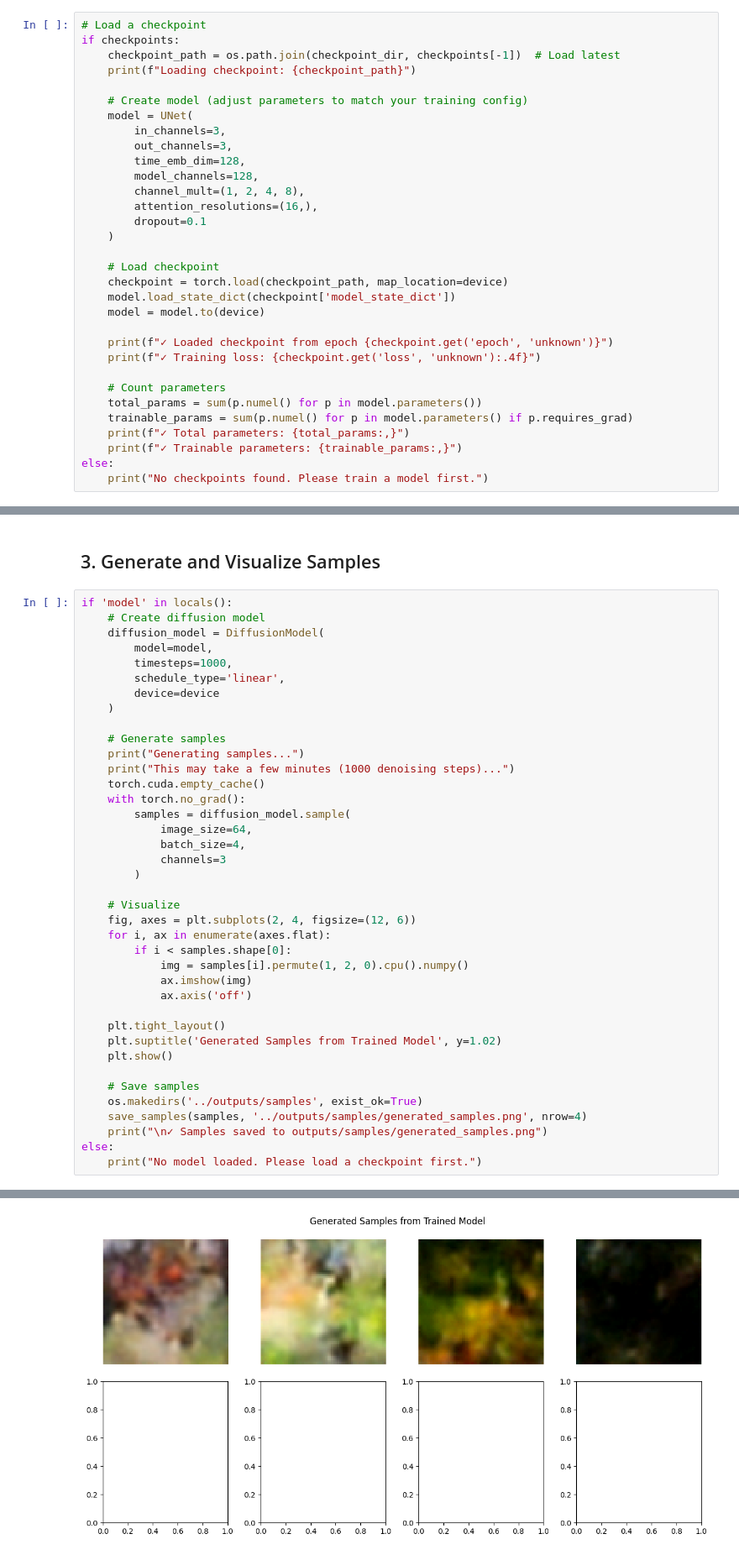
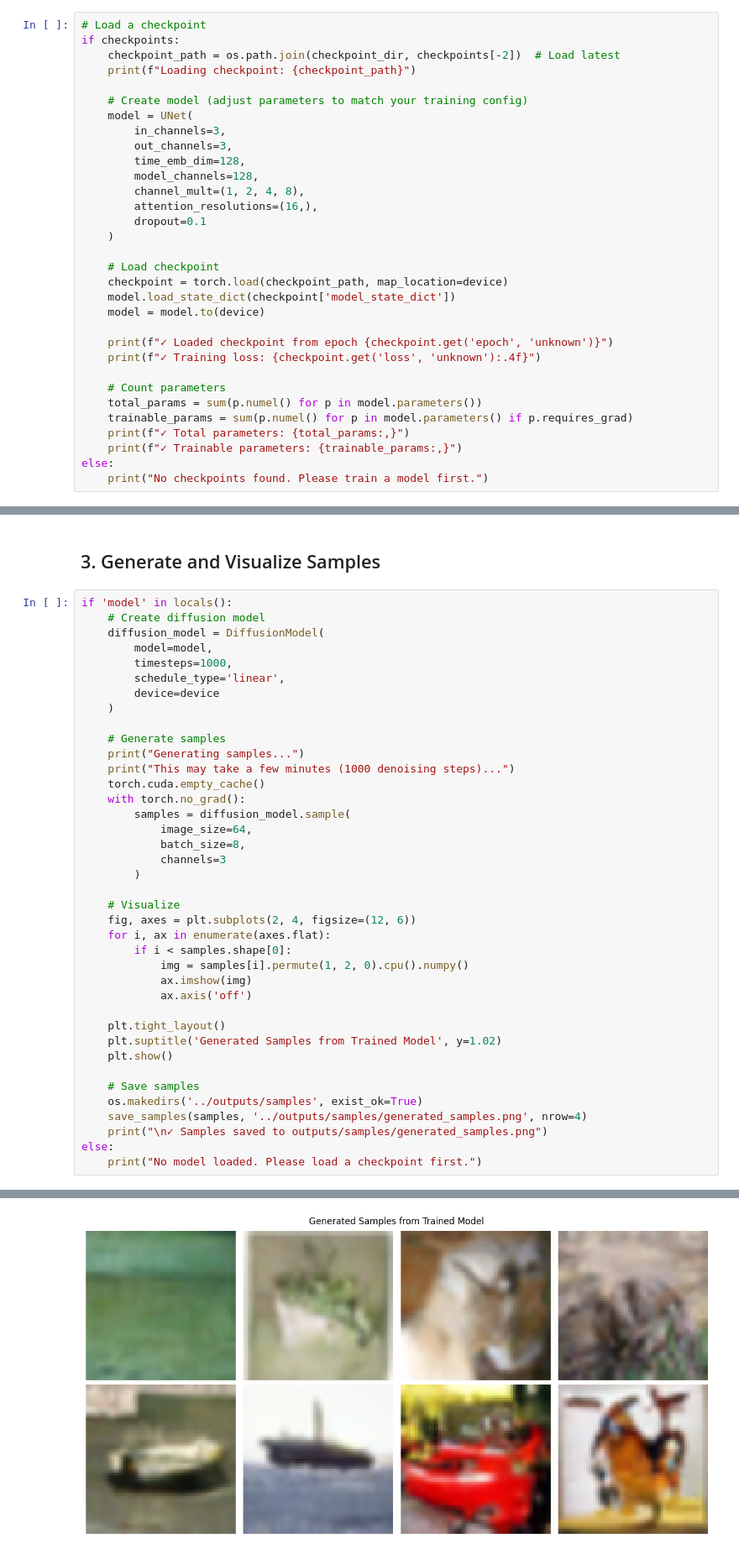
Before and after one commit to bhowmick1993/diffusion_unleashed, a Jupyter notebook: notebooks/03-training-visualization.ipynb, the cells around one changed output, grey strips where cells are left out. Shown at 84% size. Cells and saved outputs as stored; diff of their text form.

```diff
--- a/notebooks/03-training-visualization.ipynb
+++ b/notebooks/03-training-visualization.ipynb
@@ -541,7 +552,7 @@ print("  tensorboard --logdir=outputs/logs")
 # %%
 # Load a checkpoint
 if checkpoints:
-    checkpoint_path = os.path.join(checkpoint_dir, checkpoints[-1])  # Load latest
+    checkpoint_path = os.path.join(checkpoint_dir, checkpoints[-2])  # Load latest
     print(f"Loading checkpoint: {checkpoint_path}")
 
     # Create model (adjust parameters to match your training config)
@@ -592,35 +603,35 @@ if 'model' in locals():
     print("Generating samples...")
     print("This may take a few minutes (1000 denoising steps)...")
     torch.cuda.empty_cache()
     with torch.no_grad():
         samples = diffusion_model.sample(
             image_size=64,
-            batch_size=4,
+            batch_size=8,
             channels=3
         )
 
     # Visualize
     fig, axes = plt.subplots(2, 4, figsize=(12, 6))
     for i, ax in enumerate(axes.flat):
         if i < samples.shape[0]:
             img = samples[i].permute(1, 2, 0).cpu().numpy()
             ax.imshow(img)
             ax.axis('off')
 
     plt.tight_layout()
     plt.suptitle('Generated Samples from Trained Model', y=1.02)
     plt.show()
 
     # Save samples
     os.makedirs('../outputs/samples', exist_ok=True)
     save_samples(samples, '../outputs/samples/generated_samples.png', nrow=4)
     print("\n✓ Samples saved to outputs/samples/generated_samples.png")
 else:
     print("No model loaded. Please load a checkpoint first.")
 # %% [output]
 Generating samples...
 This may take a few minutes (1000 denoising steps)...
-[figure, old version]
+[figure, new version]
 ✓ Samples saved to outputs/samples/generated_samples.png
 # %% [markdown]
 ## 4. Visualize Training Progress (from TensorBoard logs)
```
Also changed, not shown: parts of 3 cells of this notebook, 4 other files.
